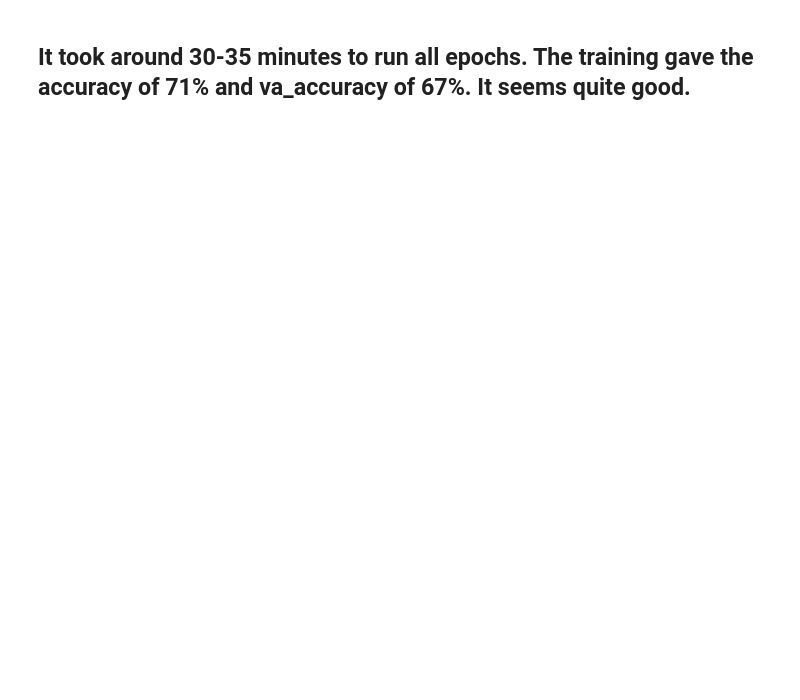
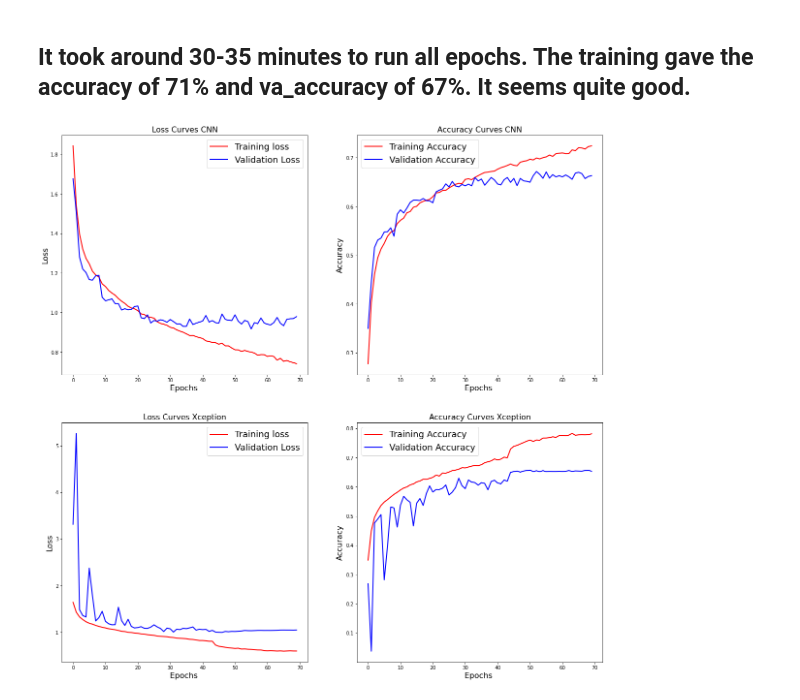
Before and after one commit to IfrazQazi/Face-Emotion-Recognition-Deep-Learning-Project, a Jupyter notebook: Face_Emotion_Recognition_Deep_learning_Project.ipynb, the cells around one changed output. Cells and saved outputs as stored; diff of their text form; code cells hidden in the pictures; blank space fills up the shorter version.

```diff
--- a/Face_Emotion_Recognition_Deep_learning_Project.ipynb
+++ b/Face_Emotion_Recognition_Deep_learning_Project.ipynb
@@ -529,2 +529,23 @@ Epoch 70: val_loss did not improve from 1.52086
 # %% [markdown]
 ## It took around 30-35 minutes to run all epochs. The training gave the accuracy of 71% and va_accuracy of 67%. It seems quite good.
+# %%
+# Plotting accuracy and loss curve for each model
+fig,axes=plt.subplots(2,2,figsize=(20, 20))
+for (m,history), ax in zip({'CNN':CNN_history,'Xception':xception_history}.items(),axes):
+    # Loss Curves
+    ax[0].plot(history.history['loss'],'r',linewidth=2.0)
+    ax[0].plot(history.history['val_loss'],'b',linewidth=2.0)
+    ax[0].legend(['Training loss', 'Validation Loss'],fontsize=18)
+    ax[0].set_xlabel('Epochs ',fontsize=16)
+    ax[0].set_ylabel('Loss',fontsize=16)
+    ax[0].set_title('Loss Curves '+m,fontsize=16)
+
+    # Accuracy Curves
+    ax[1].plot(history.history['accuracy'],'r',linewidth=2.0)
+    ax[1].plot(history.history['val_accuracy'],'b',linewidth=2.0)
+    ax[1].legend(['Training Accuracy', 'Validation Accuracy'],fontsize=18)
+    ax[1].set_xlabel('Epochs ',fontsize=16)
+    ax[1].set_ylabel('Accuracy',fontsize=16)
+    ax[1].set_title('Accuracy Curves '+m,fontsize=16)
+# %% [output]
+[figure, added]
```
Also changed, not shown: parts of 21 cells of this notebook.
